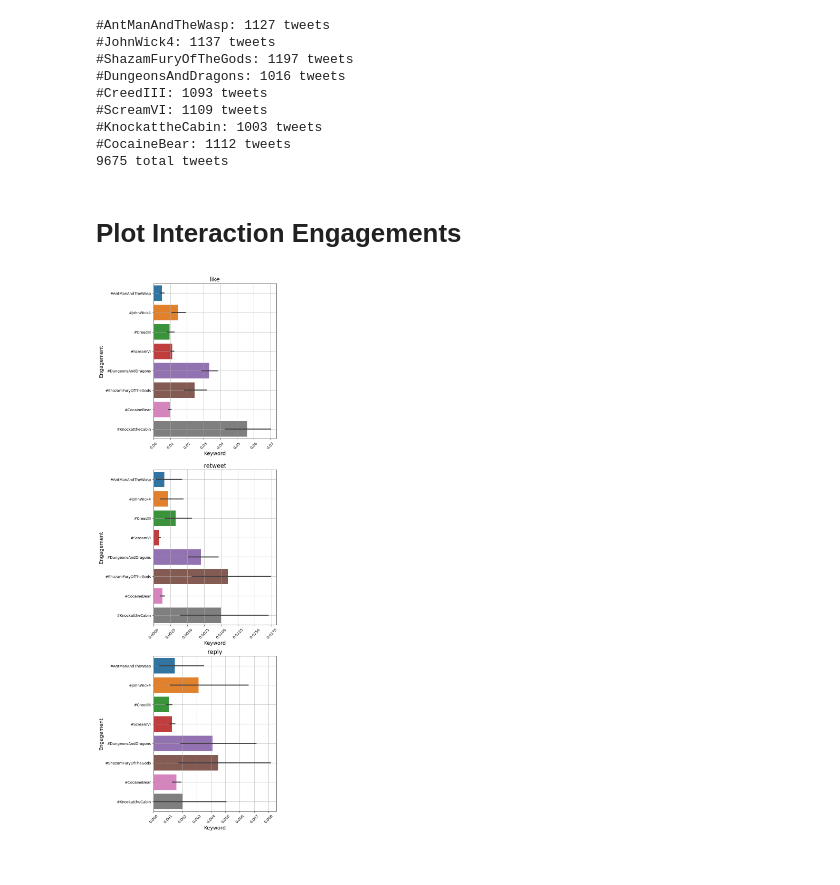
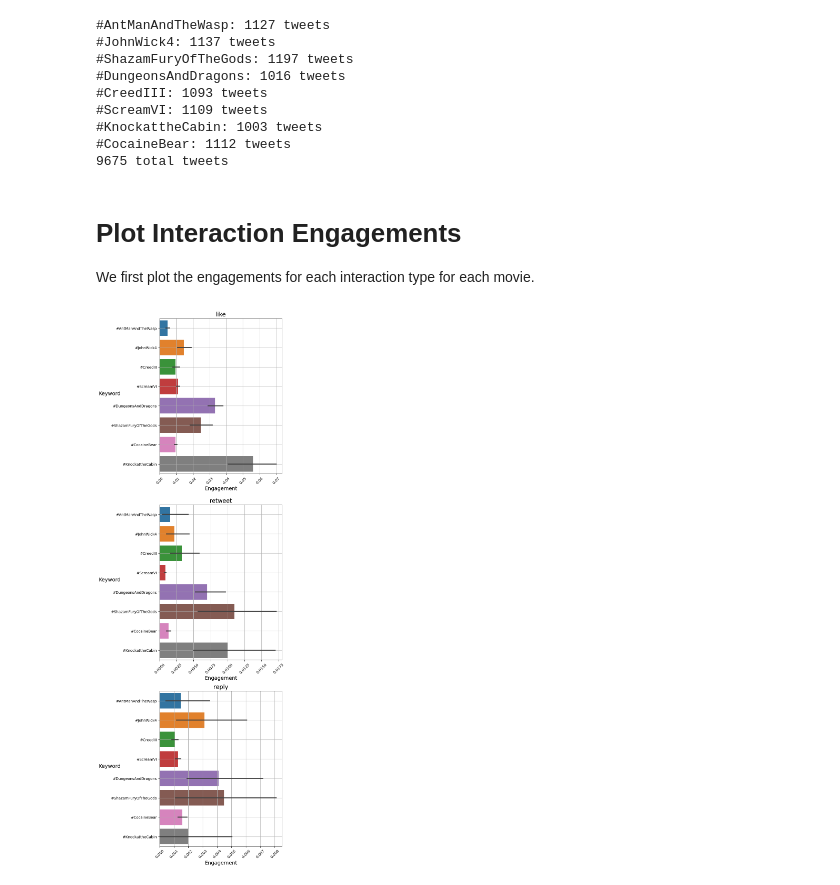
Before and after one commit to zlisto/social_media_analytics, a Jupyter notebook: Lecture16_Engagement.ipynb, the cells around one changed output. Drawn from its saved outputs; the diff is of its cells as text; code cells hidden in the pictures.

```diff
--- a/Lecture16_Engagement.ipynb
+++ b/Lecture16_Engagement.ipynb
@@ -86,21 +89,23 @@ print(f"{len(df)} total tweets")
 9675 total tweets
 # %% [markdown]
 # Plot Interaction Engagements
+
+We first plot the engagements for each interaction type for each movie.
 # %%
 interactions = ['like','retweet','reply']
 plt.figure(figsize = (6,26))
 c= 0
 for interaction in interactions:
     c+=1
     plt.subplot(3,1,c)
     ax=sns.barplot(data = df, y = 'keyword', x = f'{interaction}_engagement')
     plt.title(interaction,fontsize = 16)
     plt.grid()
-    plt.ylabel(f"Engagement", fontsize = 14)
-    ax.set_xlabel(f"Keyword", fontsize = 14, rotation=0)
+    plt.xlabel(f"Engagement", fontsize = 14)
+    ax.set_ylabel(f"Keyword", fontsize = 14, rotation=0)
     plt.xticks(rotation=45)
 
 plt.show()
 # %% [output]
-[figure, old version]
+[figure, new version]
 # %% [markdown]
```
Also changed, not shown: parts of 21 cells of this notebook.
